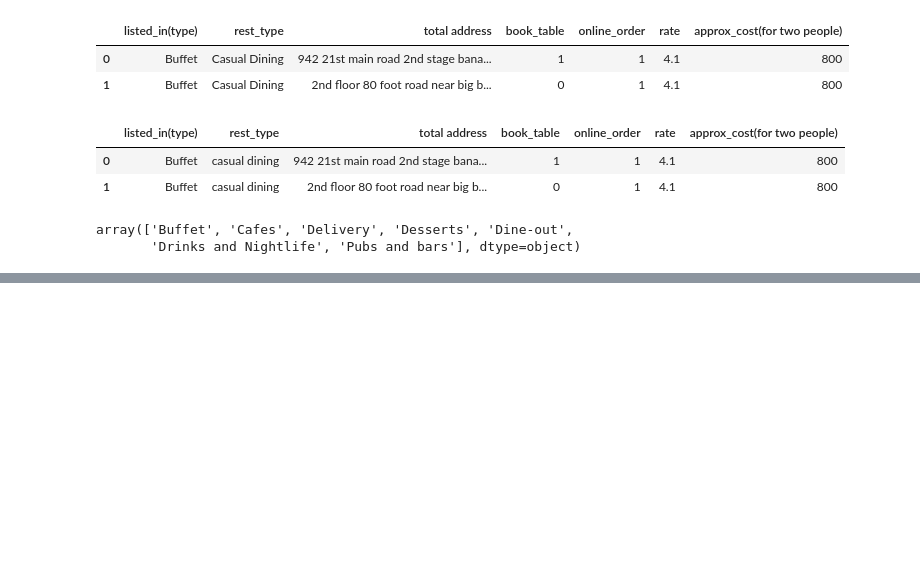
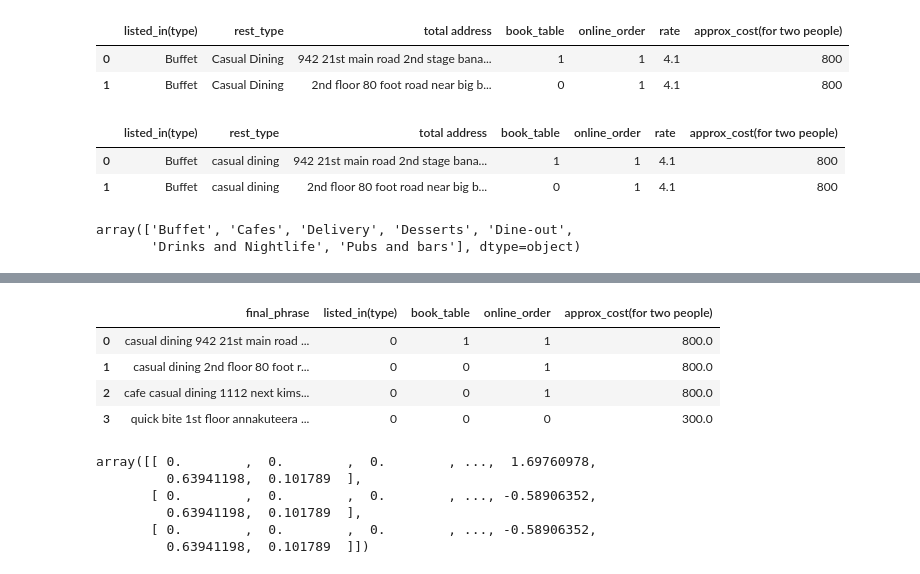
Before and after one commit to Karthik5412/Deep-Learning-Projects, a Jupyter notebook: ANN Model/notebook.ipynb, the cells around one changed output, grey strips where cells are left out. Cells and saved outputs as stored; diff of their text form; code cells hidden in the pictures; blank space fills up the shorter version.

```diff
--- a/ANN Model/notebook.ipynb
+++ b/ANN Model/notebook.ipynb
@@ -245,0 +249,17 @@ array([[ 0.        ,  0.        ,  0.        , ...,  0.63268343,
+# %%
+df.loc[0:3, ['final_phrase','listed_in(type)', 'book_table', 'online_order', 'approx_cost(for two people)']]
+# %% [output]
+|  | final_phrase | listed_in(type) | book_table | online_order | approx_cost(for two people) |
+| 0 | casual dining 942 21st main road ... | 0 | 1 | 1 | 800.0 |
+| 1 | casual dining 2nd floor 80 foot r... | 0 | 0 | 1 | 800.0 |
+| 2 | cafe casual dining 1112 next kims... | 0 | 0 | 1 | 800.0 |
+| 3 | quick bite 1st floor annakuteera ... | 0 | 0 | 0 | 300.0 |
+# %%
+final_matrix[0:3]
+# %% [output]
+array([[ 0.        ,  0.        ,  0.        , ...,  1.69760978,
+         0.63941198,  0.101789  ],
+       [ 0.        ,  0.        ,  0.        , ..., -0.58906352,
+         0.63941198,  0.101789  ],
+       [ 0.        ,  0.        ,  0.        , ..., -0.58906352,
+         0.63941198,  0.101789  ]])
```
Also changed, not shown: parts of 13 cells of this notebook.
